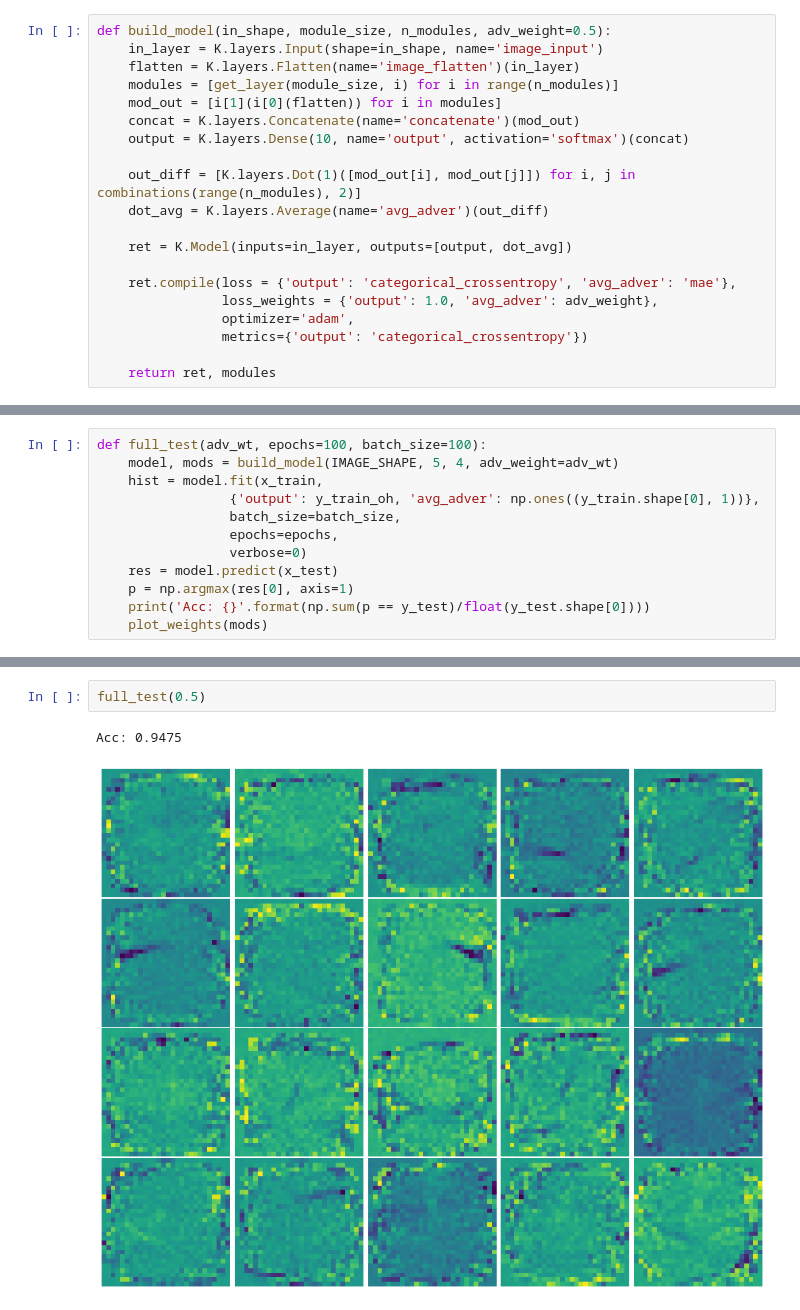
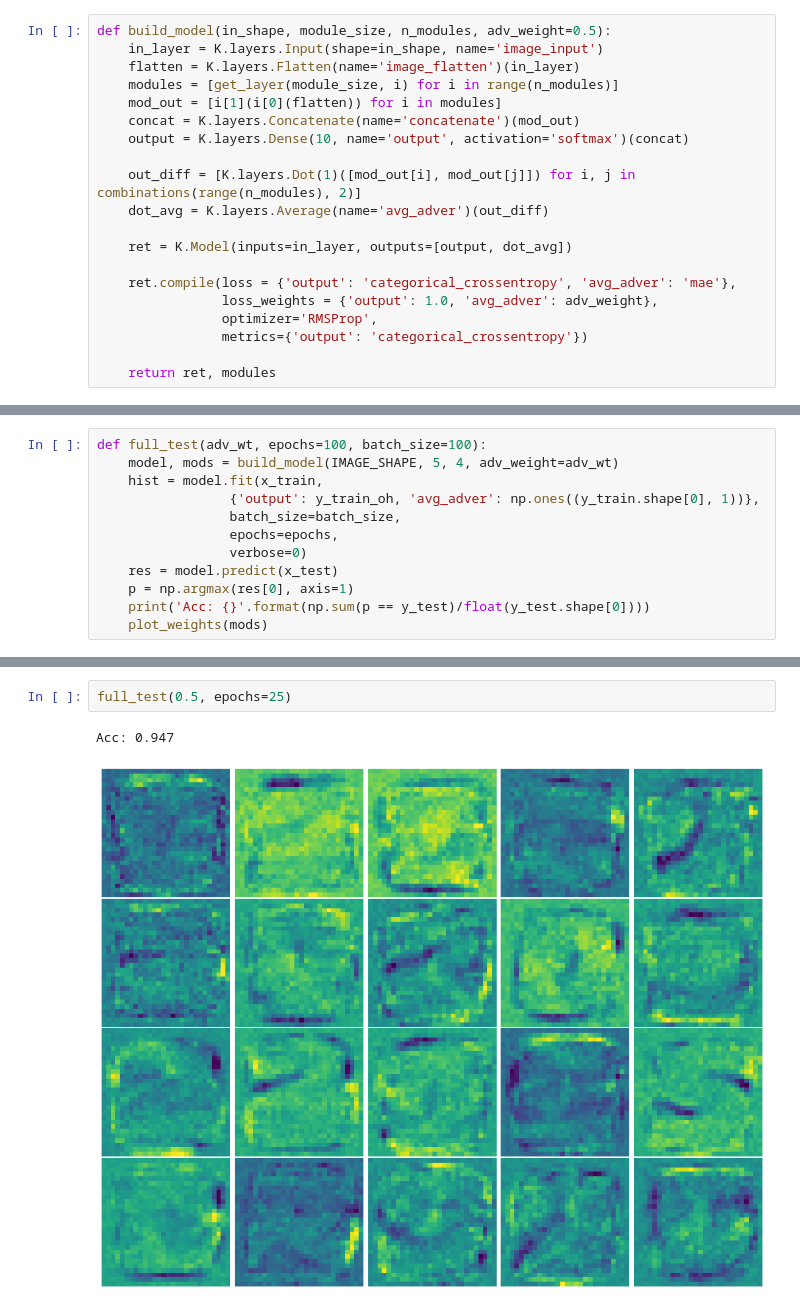
Before and after one commit to zombie-einstein/adverse_subnets, a Jupyter notebook: Design.ipynb, the cells around one changed output, grey strips where cells are left out. Drawn from its saved outputs; the diff is of its cells as text.

```diff
--- a/Design.ipynb
+++ b/Design.ipynb
@@ -66,7 +66,7 @@ def build_model(in_shape, module_size, n_modules, adv_weight=0.5):
 
     ret.compile(loss = {'output': 'categorical_crossentropy', 'avg_adver': 'mae'},
                 loss_weights = {'output': 1.0, 'avg_adver': adv_weight},
-                optimizer='adam',
+                optimizer='RMSProp',
                 metrics={'output': 'categorical_crossentropy'})
 
     return ret, modules
@@ -158,6 +158,6 @@ Acc: 0.9458
 # %%
-full_test(0.5)
+full_test(0.5, epochs=25)
 # %% [output]
-Acc: 0.9475
+Acc: 0.947
-[figure, old version]
+[figure, new version]
 # %%
```
Also changed, not shown: parts of 7 cells of this notebook.
